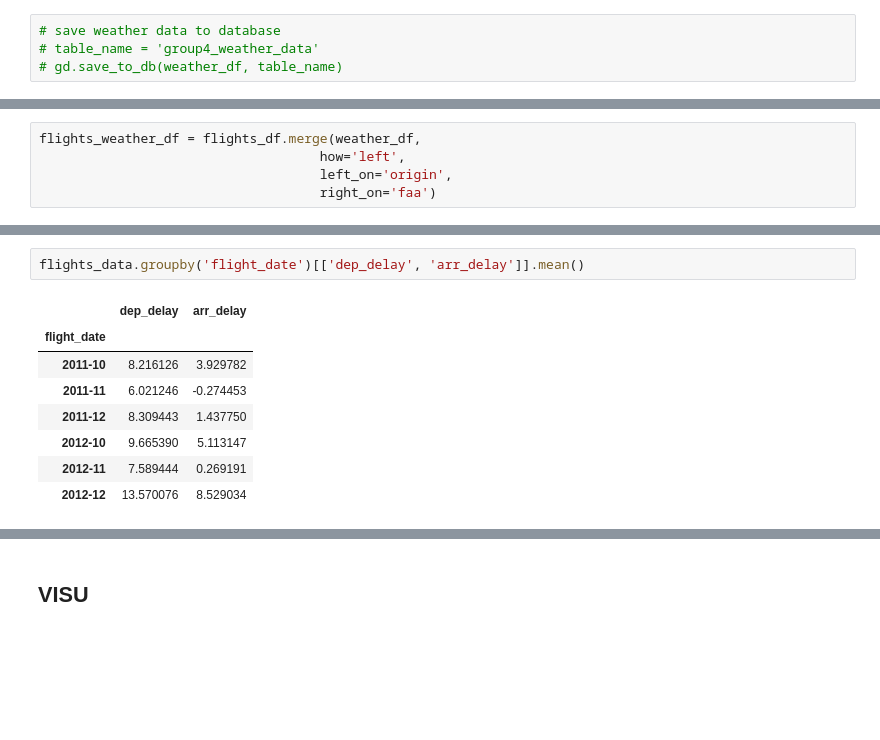
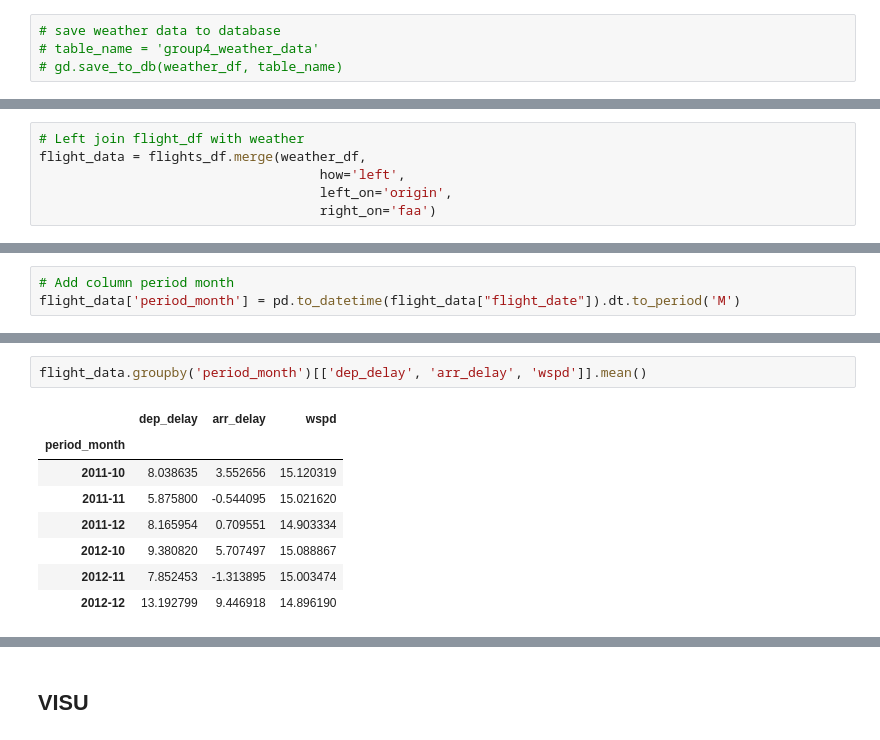
Before and after one commit to sergioserge/us-airports-project, a Jupyter notebook: 05_final.ipynb, the cells around one changed output, grey strips where cells are left out. Saved outputs shown, nothing was run; the diff lists cells and outputs as text; blank space fills up the shorter version.

```diff
--- a/05_final.ipynb
+++ b/05_final.ipynb
@@ -492,5 +461,6 @@ weather_df.head()
 # %%
-flights_weather_df = flights_df.merge(weather_df,
+# Left join flight_df with weather
+flight_data = flights_df.merge(weather_df,
                                     how='left',
                                     left_on='origin',
                                     right_on='faa')
@@ -555,0 +467,3 @@ flights_data.groupby('flight_date')[['cancelled', 'diverted']].sum().plot()
+# %%
+# Add column period month
+flight_data['period_month'] = pd.to_datetime(flight_data["flight_date"]).dt.to_period('M')
@@ -556,11 +560,11 @@ flights_data.groupby('flight_date')[['cancelled', 'diverted']].sum().plot()
 # %%
-flights_data.groupby('flight_date')[['dep_delay', 'arr_delay']].mean()
+flight_data.groupby('period_month')[['dep_delay', 'arr_delay', 'wspd']].mean()
 # %% [output]
-|  | dep_delay | arr_delay |
-| flight_date |  |  |
-| 2011-10 | 8.216126 | 3.929782 |
-| 2011-11 | 6.021246 | -0.274453 |
-| 2011-12 | 8.309443 | 1.437750 |
-| 2012-10 | 9.665390 | 5.113147 |
-| 2012-11 | 7.589444 | 0.269191 |
-| 2012-12 | 13.570076 | 8.529034 |
+|  | dep_delay | arr_delay | wspd |
+| period_month |  |  |  |
+| 2011-10 | 8.038635 | 3.552656 | 15.120319 |
+| 2011-11 | 5.875800 | -0.544095 | 15.021620 |
+| 2011-12 | 8.165954 | 0.709551 | 14.903334 |
+| 2012-10 | 9.380820 | 5.707497 | 15.088867 |
+| 2012-11 | 7.852453 | -1.313895 | 15.003474 |
+| 2012-12 | 13.192799 | 9.446918 | 14.896190 |
```
Also changed, not shown: parts of 26 cells of this notebook.
